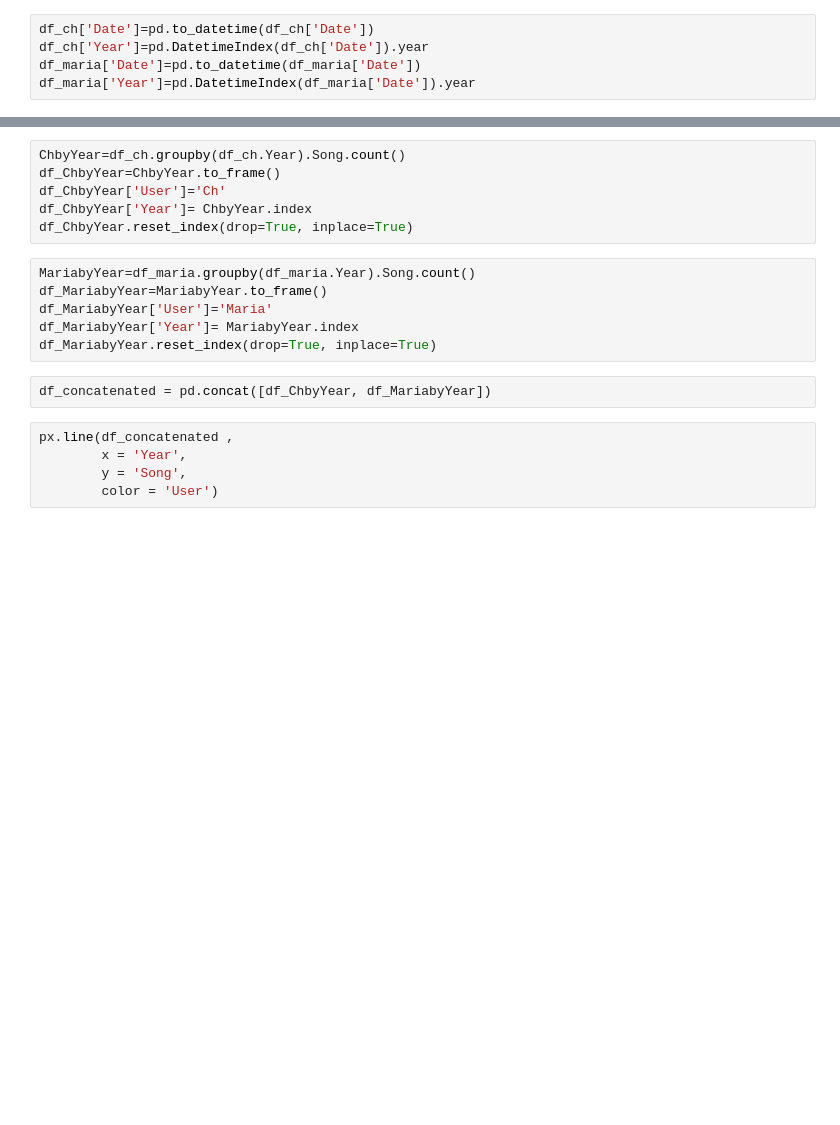
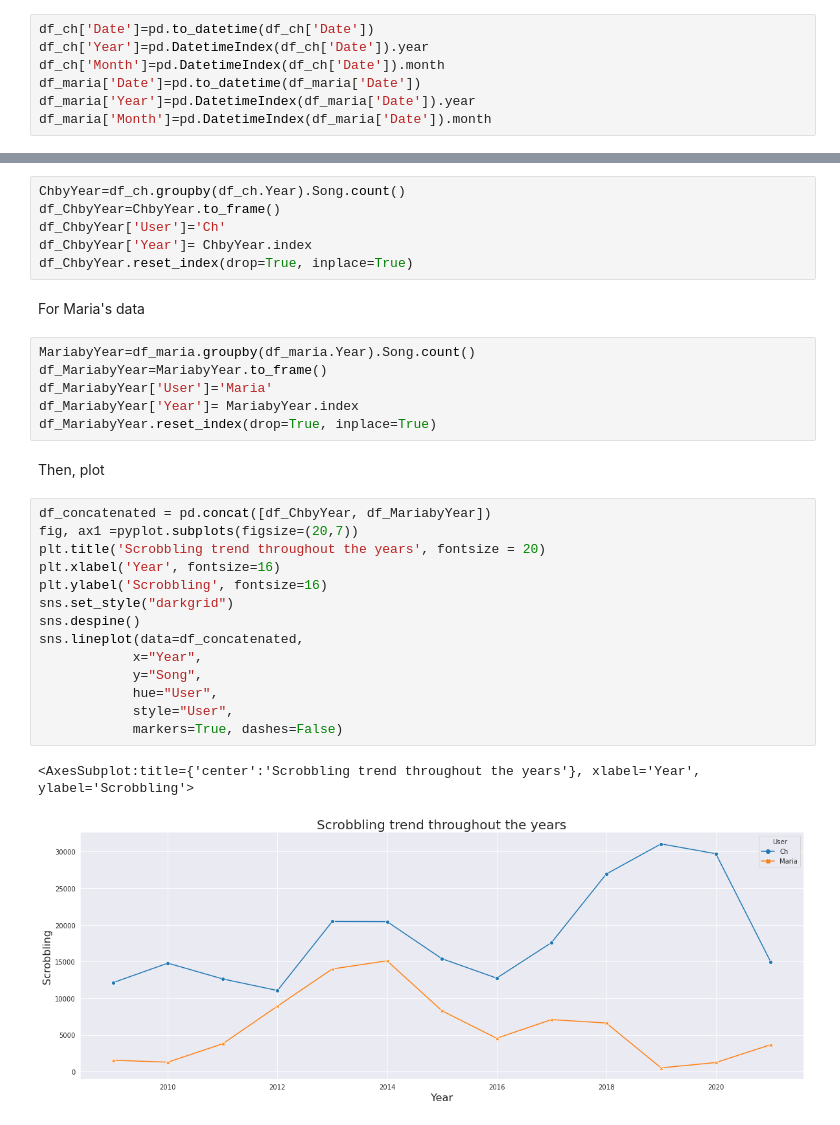
Before and after one commit to chmedinap/my-data-science-practices, a Jupyter notebook: Lastfm-Python-pt2.ipynb, the cells around one changed output, grey strips where cells are left out. Drawn from its saved outputs; the diff is of its cells as text; blank space fills up the shorter version.

```diff
--- a/Lastfm-Python-pt2.ipynb
+++ b/Lastfm-Python-pt2.ipynb
@@ -32,5 +93,7 @@ df_missing_value
 # %%
 df_ch['Date']=pd.to_datetime(df_ch['Date'])
 df_ch['Year']=pd.DatetimeIndex(df_ch['Date']).year
+df_ch['Month']=pd.DatetimeIndex(df_ch['Date']).month
 df_maria['Date']=pd.to_datetime(df_maria['Date'])
 df_maria['Year']=pd.DatetimeIndex(df_maria['Date']).year
+df_maria['Month']=pd.DatetimeIndex(df_maria['Date']).month
@@ -51,16 +118,30 @@ df_ChbyYear=ChbyYear.to_frame()
 df_ChbyYear['User']='Ch'
 df_ChbyYear['Year']= ChbyYear.index
 df_ChbyYear.reset_index(drop=True, inplace=True)
+# %% [markdown]
+For Maria's data
 # %%
 MariabyYear=df_maria.groupby(df_maria.Year).Song.count()
 df_MariabyYear=MariabyYear.to_frame()
 df_MariabyYear['User']='Maria'
 df_MariabyYear['Year']= MariabyYear.index
 df_MariabyYear.reset_index(drop=True, inplace=True)
-# %%
-df_concatenated = pd.concat([df_ChbyYear, df_MariabyYear])
-# %%
-px.line(df_concatenated ,
-        x = 'Year',
-        y = 'Song',
-        color = 'User')
+# %% [markdown]
+Then, plot
+# %%
+df_concatenated = pd.concat([df_ChbyYear, df_MariabyYear])
+fig, ax1 =pyplot.subplots(figsize=(20,7))
+plt.title('Scrobbling trend throughout the years', fontsize = 20)
+plt.xlabel('Year', fontsize=16)
+plt.ylabel('Scrobbling', fontsize=16)
+sns.set_style("darkgrid")
+sns.despine()
+sns.lineplot(data=df_concatenated,
+            x="Year",
+            y="Song",
+            hue="User",
+            style="User",
+            markers=True, dashes=False)
+# %% [output]
+<AxesSubplot:title={'center':'Scrobbling trend throughout the years'}, xlabel='Year', ylabel='Scrobbling'>
+[figure, added]
```
Also changed, not shown: parts of 42 cells of this notebook.
